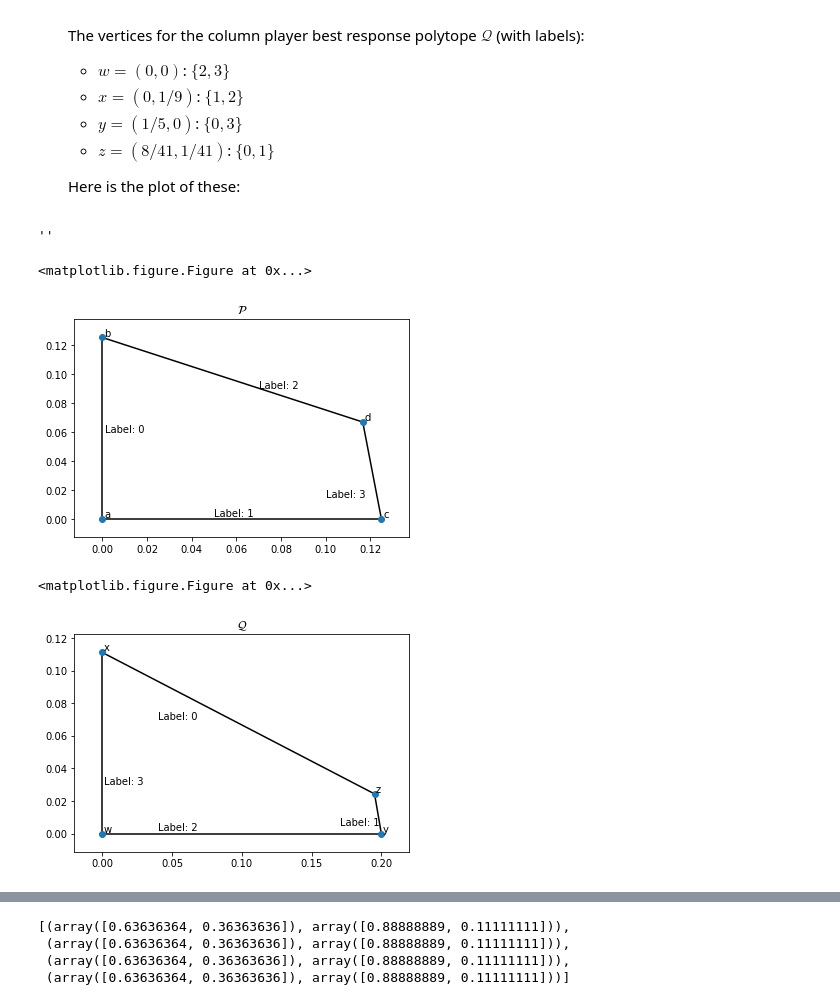
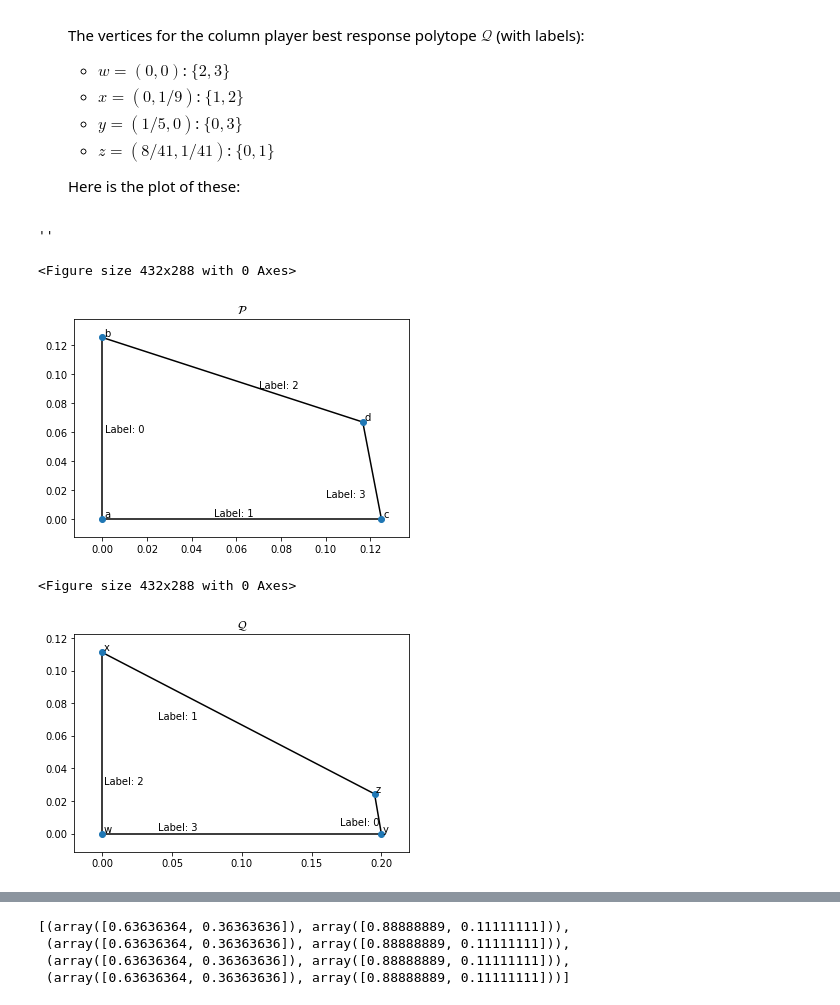
Before and after one commit to drvinceknight/gt, a Jupyter notebook: nbs/solutions/07-The-Lemke-Howson-algorithm.ipynb, the cells around one changed output, grey strips where cells are left out. Saved outputs shown, nothing was run; the diff lists cells and outputs as text; code cells hidden in the pictures.

Commit message:
Fix labelling in LH

```diff
--- a/nbs/solutions/07-The-Lemke-Howson-algorithm.ipynb
+++ b/nbs/solutions/07-The-Lemke-Howson-algorithm.ipynb
@@ -37,41 +37,41 @@
 %matplotlib inline
 
 import matplotlib.pyplot as plt
 import numpy as np
 import scipy.spatial
 
 
 V = [np.array([0, 0]), np.array([0, 1 / 8]), np.array([1 / 8,  0]), np.array([7 / 60, 1 / 15])]
 P = scipy.spatial.ConvexHull(V)
 plt.figure()
 scipy.spatial.convex_hull_plot_2d(P);
 plt.title("$\mathcal{P}$")
 plt.text(0.001, .06, "Label: 0")
 plt.text(0.05, .002, "Label: 1")
 plt.text(0.07, .09, "Label: 2")
 plt.text(0.1, .015, "Label: 3")
 for v, s in zip(V, "abcd"):
     plt.text(v[0] + 0.001, v[1] + 0.001, s)
 ;
 
 V = [np.array([0, 0]), np.array([0, 1 / 9]), np.array([1 / 5,  0]), np.array([8 / 41, 1 / 41])]
 Q = scipy.spatial.ConvexHull(V)
 plt.figure()
 scipy.spatial.convex_hull_plot_2d(Q);
 plt.title("$\mathcal{Q}$")
-plt.text(0.001, .03, "Label: 3")
-plt.text(0.04, .002, "Label: 2")
-plt.text(0.04, .07, "Label: 0")
-plt.text(0.17, .005, "Label: 1")
+plt.text(0.001, .03, "Label: 2")
+plt.text(0.04, .002, "Label: 3")
+plt.text(0.04, .07, "Label: 1")
+plt.text(0.17, .005, "Label: 0")
 for v, s in zip(V, "wxyz"):
     plt.text(v[0] + 0.001, v[1] + 0.001, s)
 ;
 # %% [output]
 ''
-<matplotlib.figure.Figure at 0x...>
+<Figure size 432x288 with 0 Axes>
-[figure, old version]
+[figure, new version]
-<matplotlib.figure.Figure at 0x...>
+<Figure size 432x288 with 0 Axes>
-[figure, old version]
+[figure, new version]
 # %% [markdown]
 Using the plot we can carry out the Lemke-Howson algorithm:
 
```
Also changed, not shown: parts of 2 cells of this notebook, 1 other file.
